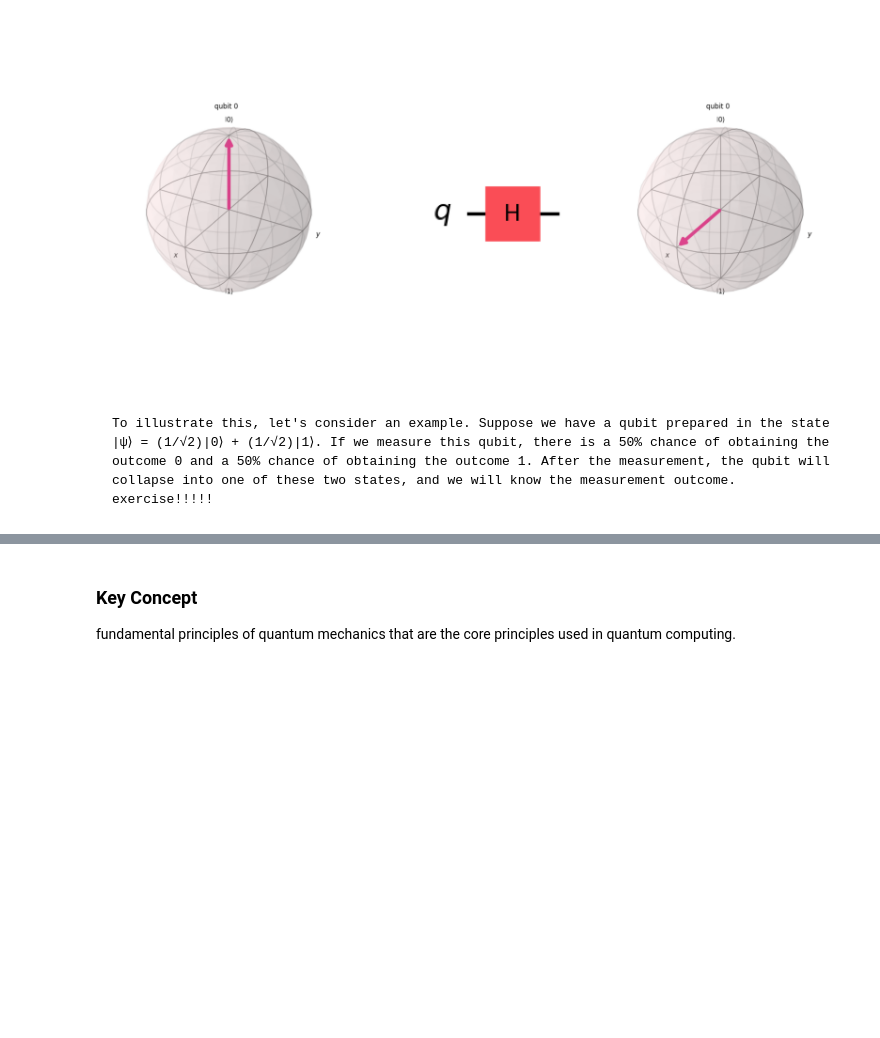
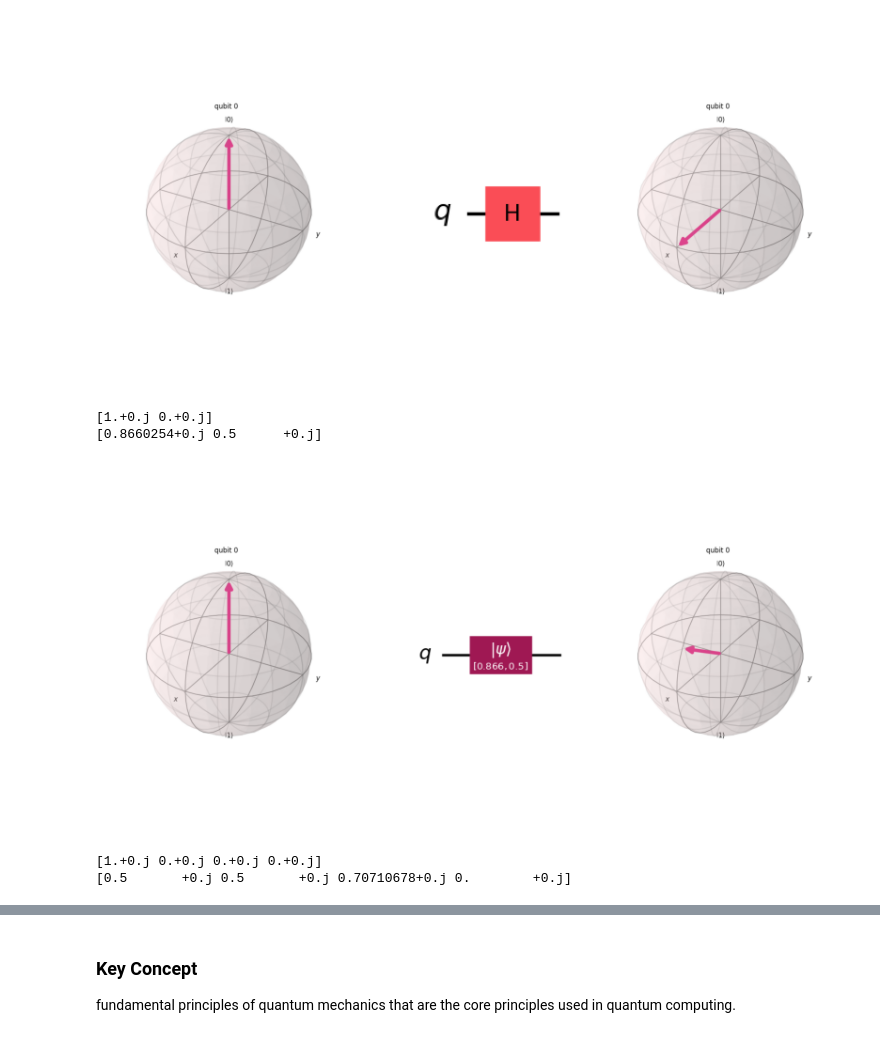
Before and after one commit to MariyaSV78/notebook_Quantum-computing, a Jupyter notebook: Quantum-computing.ipynb, the cells around one changed output, grey strips where cells are left out. Saved outputs shown, nothing was run; the diff lists cells and outputs as text; code cells hidden in the pictures; blank space fills up the shorter version.

Commit message:
measurements-4

```diff
--- a/Quantum-computing.ipynb
+++ b/Quantum-computing.ipynb
@@ -566,2 +561,77 @@ plt.show()
-# %% [markdown]
-    To illustrate this, let's consider an example. Suppose we have a qubit prepared in the state |ψ⟩ = (1/√2)|0⟩ + (1/√2)|1⟩. If we measure this qubit, there is a 50% chance of obtaining the outcome 0 and a 50% chance of obtaining the outcome 1. After the measurement, the qubit will collapse into one of these two states, and we will know the measurement outcome. exercise!!!!!
+# %%
+# Create a quantum circuit and visualize the initial and final Bloch vectors after reinitialization
+# by using the function "initialize([alpha, beta], qubit)"
+
+
+from qiskit import QuantumCircuit
+from qiskit.visualization import plot_bloch_vector
+from qiskit.quantum_info import Statevector
+import numpy as np
+
+# Create a quantum circuit with 1 qubit
+qc2 = QuantumCircuit(1)
+print(Statevector.from_instruction(qc2).data)
+# Visualiztion initial Bloch vector
+fig1 = plot_bloch_multivector(qc2)
+
+# Define alpha and beta (must satisfy |alpha|^2 + |beta|^2 = 1)
+alpha = np.sqrt(3)/2
+beta = 1/2
+
+# Initialize the qubit with [alpha, beta]
+qc2.initialize([alpha, beta], 0)
+
+fig3 = plot_bloch_multivector(qc2)
+print(Statevector.from_instruction(qc2).data)
+
+fig2 = qc2.draw('mpl')
+# %% [output]
+[1.+0.j 0.+0.j]
+[0.8660254+0.j 0.5      +0.j]
+# %%
+fig, axs = plt.subplots(1, 3, figsize=(8, 4))
+for i, bloch_fig in enumerate([fig1, fig2, fig3]):
+    axs[i].imshow(bloch_fig.canvas.buffer_rgba())
+    axs[i].axis('off')
+
+plt.tight_layout()
+plt.show()
+# %% [output]
+[figure, added]
+# %%
+from qiskit import QuantumCircuit
+from qiskit.visualization import plot_bloch_vector
+from qiskit.visualization import plot_histogram
+
+from qiskit.quantum_info import Statevector
+import numpy as np
+from qiskit_aer import AerSimulator
+
+# Create a quantum circuit with 1 qubit
+qc3 = QuantumCircuit(2, 2)
+print(Statevector.from_instruction(qc3).data)
+# Visualiztion initial Bloch vector
+fig1 = plot_bloch_multivector(qc3)
+
+# Define alpha and beta (must satisfy |alpha|^2 + |beta|^2 = 1)
+alpha = 1/2
+beta = 1/2
+alpha1 = 1/np.sqrt(2)
+beta1 = 0
+
+# Initialize the qubit with [alpha, beta]
+qc3.initialize([alpha, beta, alpha1, beta1], [0,1])
+
+fig3 = plot_bloch_multivector(qc3)
+print(Statevector.from_instruction(qc3).data)
+qc3.measure(0, 0) #builds the experiment
+
+fig2 = qc3.draw('mpl')
+
+simulator = AerSimulator()
+job = simulator.run(qc3, shots=1024)
+result = job.result()
+counts = result.get_counts(qc3)
+# %% [output]
+[1.+0.j 0.+0.j 0.+0.j 0.+0.j]
+[0.5       +0.j 0.5       +0.j 0.70710678+0.j 0.        +0.j]
```
Also changed, not shown: parts of 12 cells of this notebook.
